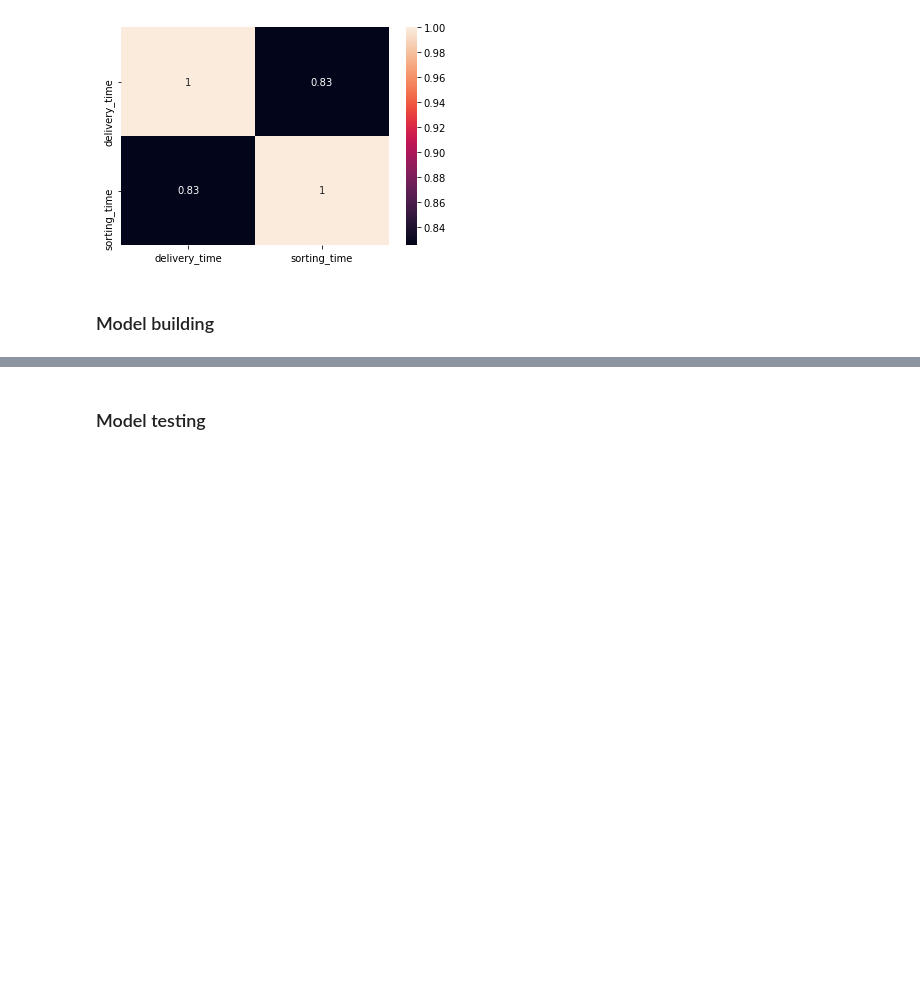
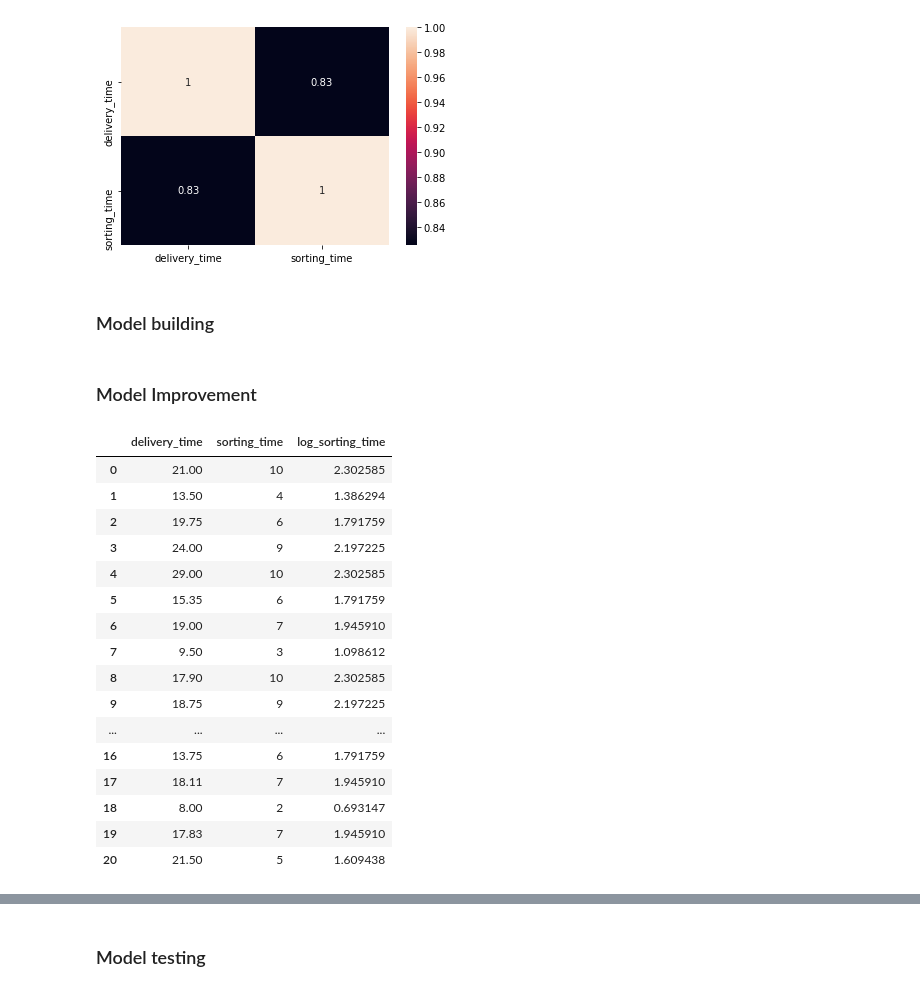
Before and after one commit to Surajhiraskar/Assignment-4.1-Simple-Linear-Regression, a Jupyter notebook: Assignment 4-1.ipynb, the cells around one changed output, grey strips where cells are left out. Saved outputs shown, nothing was run; the diff lists cells and outputs as text; code cells hidden in the pictures; blank space fills up the shorter version.

```diff
--- a/Assignment 4-1.ipynb
+++ b/Assignment 4-1.ipynb
@@ -96,3 +97,27 @@ plt.show()
 ### Model building
 # %%
 linear_model = smf.ols('delivery_time~sorting_time', data = Delivery_data).fit()
+# %% [markdown]
+### Model Improvement
+# %%
+# Log transformation
+Delivery_data['log_sorting_time'] = np.log(Delivery_data['sorting_time'])
+Delivery_data
+# %% [output]
+|  | delivery_time | sorting_time | log_sorting_time |
+| 0 | 21.00 | 10 | 2.302585 |
+| 1 | 13.50 | 4 | 1.386294 |
+| 2 | 19.75 | 6 | 1.791759 |
+| 3 | 24.00 | 9 | 2.197225 |
+| 4 | 29.00 | 10 | 2.302585 |
+| 5 | 15.35 | 6 | 1.791759 |
+| 6 | 19.00 | 7 | 1.945910 |
+| 7 | 9.50 | 3 | 1.098612 |
+| 8 | 17.90 | 10 | 2.302585 |
+| 9 | 18.75 | 9 | 2.197225 |
+| ... | ... | ... | ... |
+| 16 | 13.75 | 6 | 1.791759 |
+| 17 | 18.11 | 7 | 1.945910 |
+| 18 | 8.00 | 2 | 0.693147 |
+| 19 | 17.83 | 7 | 1.945910 |
+| 20 | 21.50 | 5 | 1.609438 |
```
Also changed, not shown: parts of 13 cells of this notebook.
